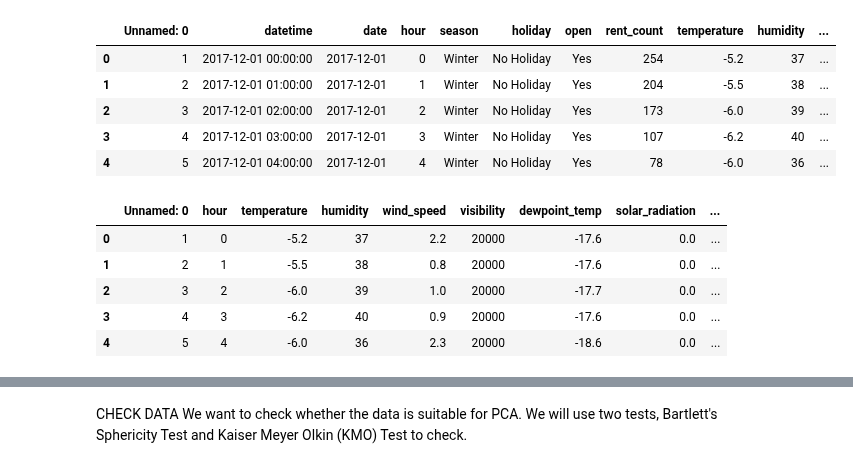
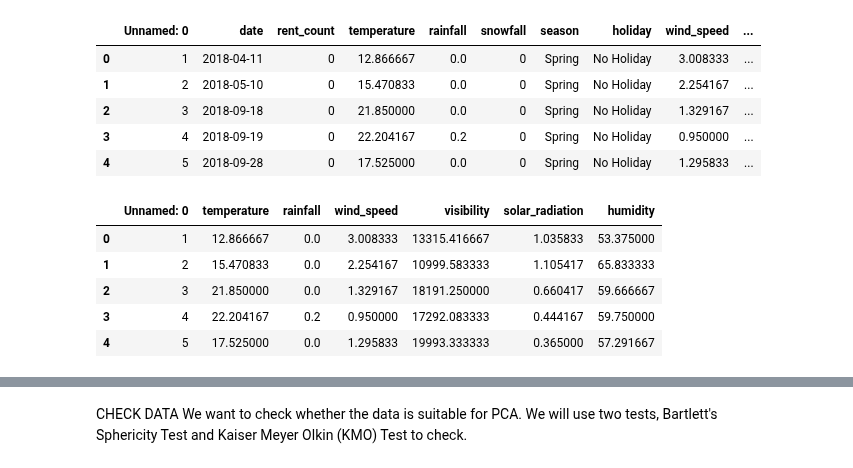
Before and after one commit to Jiian/seoulbike, a Jupyter notebook: PCA/pca bike.ipynb, the cells around one changed output, grey strips where cells are left out. Cells and saved outputs as stored; diff of their text form; code cells hidden in the pictures.

```diff
--- a/PCA/pca bike.ipynb
+++ b/PCA/pca bike.ipynb
@@ -27,30 +27,30 @@ from factor_analyzer.factor_analyzer import calculate_bartlett_sphericity
 from factor_analyzer.factor_analyzer import calculate_kmo
 #import plotly.express as px
 # %%
-#bike = pd.read_csv('../data/bike_clean.csv')
-bike = pd.read_csv('bike_season_as_no.csv')
+bike = pd.read_csv('bike_agg_with_season_no.csv')
+#bike = pd.read_csv('bike_season_as_no.csv')
 bike.head()
 # %% [output]
-|  | Unnamed: 0 | datetime | date | hour | season | holiday | open | rent_count | temperature | humidity | ... |
-| 0 | 1 | 2017-12-01 00:00:00 | 2017-12-01 | 0 | Winter | No Holiday | Yes | 254 | -5.2 | 37 | ... |
-| 1 | 2 | 2017-12-01 01:00:00 | 2017-12-01 | 1 | Winter | No Holiday | Yes | 204 | -5.5 | 38 | ... |
-| 2 | 3 | 2017-12-01 02:00:00 | 2017-12-01 | 2 | Winter | No Holiday | Yes | 173 | -6.0 | 39 | ... |
-| 3 | 4 | 2017-12-01 03:00:00 | 2017-12-01 | 3 | Winter | No Holiday | Yes | 107 | -6.2 | 40 | ... |
-| 4 | 5 | 2017-12-01 04:00:00 | 2017-12-01 | 4 | Winter | No Holiday | Yes | 78 | -6.0 | 36 | ... |
+|  | Unnamed: 0 | date | rent_count | temperature | rainfall | snowfall | season | holiday | wind_speed | ... |
+| 0 | 1 | 2018-04-11 | 0 | 12.866667 | 0.0 | 0 | Spring | No Holiday | 3.008333 | ... |
+| 1 | 2 | 2018-05-10 | 0 | 15.470833 | 0.0 | 0 | Spring | No Holiday | 2.254167 | ... |
+| 2 | 3 | 2018-09-18 | 0 | 21.850000 | 0.0 | 0 | Spring | No Holiday | 1.329167 | ... |
+| 3 | 4 | 2018-09-19 | 0 | 22.204167 | 0.2 | 0 | Spring | No Holiday | 0.950000 | ... |
+| 4 | 5 | 2018-09-28 | 0 | 17.525000 | 0.0 | 0 | Spring | No Holiday | 1.295833 | ... |
 # %%
 # As PCA is a unsupervised learning algorithm, we will drop the Season column
 # We will drop datetime and date as well since they are not numeric
 bike2 = bike.copy()
 #bike2.drop(columns = ['season','datetime','date','holiday','open','rent_count'],inplace=True)
-bike2.drop(columns = ['season','datetime','date','holiday','open','rent_count','season_no'],inplace=True)
+bike2.drop(columns = ['date','holiday','rent_count','season_no','season','snowfall','dewpoint_temp'],inplace=True)
 bike2.head()
 # %% [output]
-|  | Unnamed: 0 | hour | temperature | humidity | wind_speed | visibility | dewpoint_temp | solar_radiation | ... |
-| 0 | 1 | 0 | -5.2 | 37 | 2.2 | 20000 | -17.6 | 0.0 | ... |
-| 1 | 2 | 1 | -5.5 | 38 | 0.8 | 20000 | -17.6 | 0.0 | ... |
-| 2 | 3 | 2 | -6.0 | 39 | 1.0 | 20000 | -17.7 | 0.0 | ... |
-| 3 | 4 | 3 | -6.2 | 40 | 0.9 | 20000 | -17.6 | 0.0 | ... |
-| 4 | 5 | 4 | -6.0 | 36 | 2.3 | 20000 | -18.6 | 0.0 | ... |
+|  | Unnamed: 0 | temperature | rainfall | wind_speed | visibility | solar_radiation | humidity |
+| 0 | 1 | 12.866667 | 0.0 | 3.008333 | 13315.416667 | 1.035833 | 53.375000 |
+| 1 | 2 | 15.470833 | 0.0 | 2.254167 | 10999.583333 | 1.105417 | 65.833333 |
+| 2 | 3 | 21.850000 | 0.0 | 1.329167 | 18191.250000 | 0.660417 | 59.666667 |
+| 3 | 4 | 22.204167 | 0.2 | 0.950000 | 17292.083333 | 0.444167 | 59.750000 |
+| 4 | 5 | 17.525000 | 0.0 | 1.295833 | 19993.333333 | 0.365000 | 57.291667 |
 # %%
 # remvove first column
 bike3 = bike2.iloc[: , 1:]
```
Also changed, not shown: parts of 32 cells of this notebook, 2 other files.
